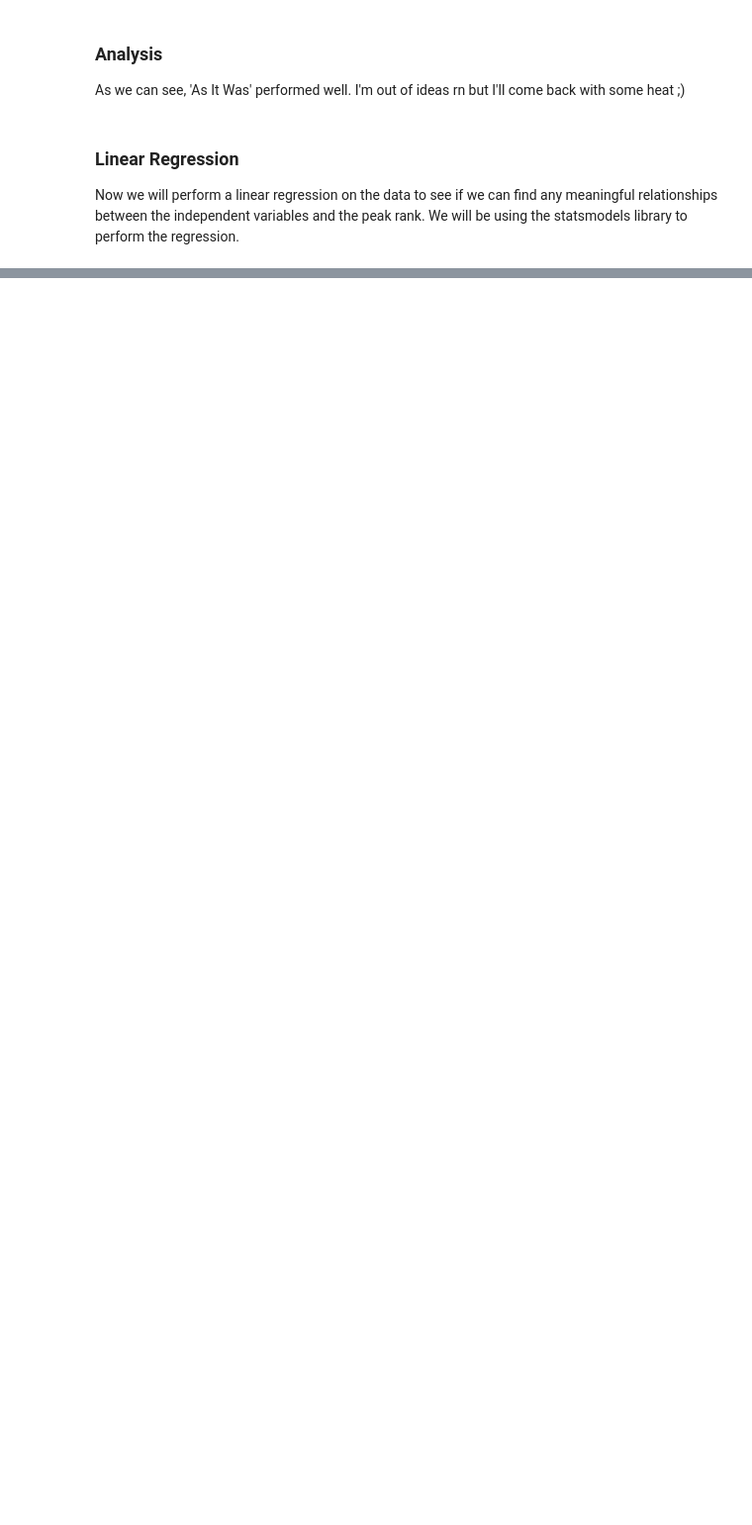
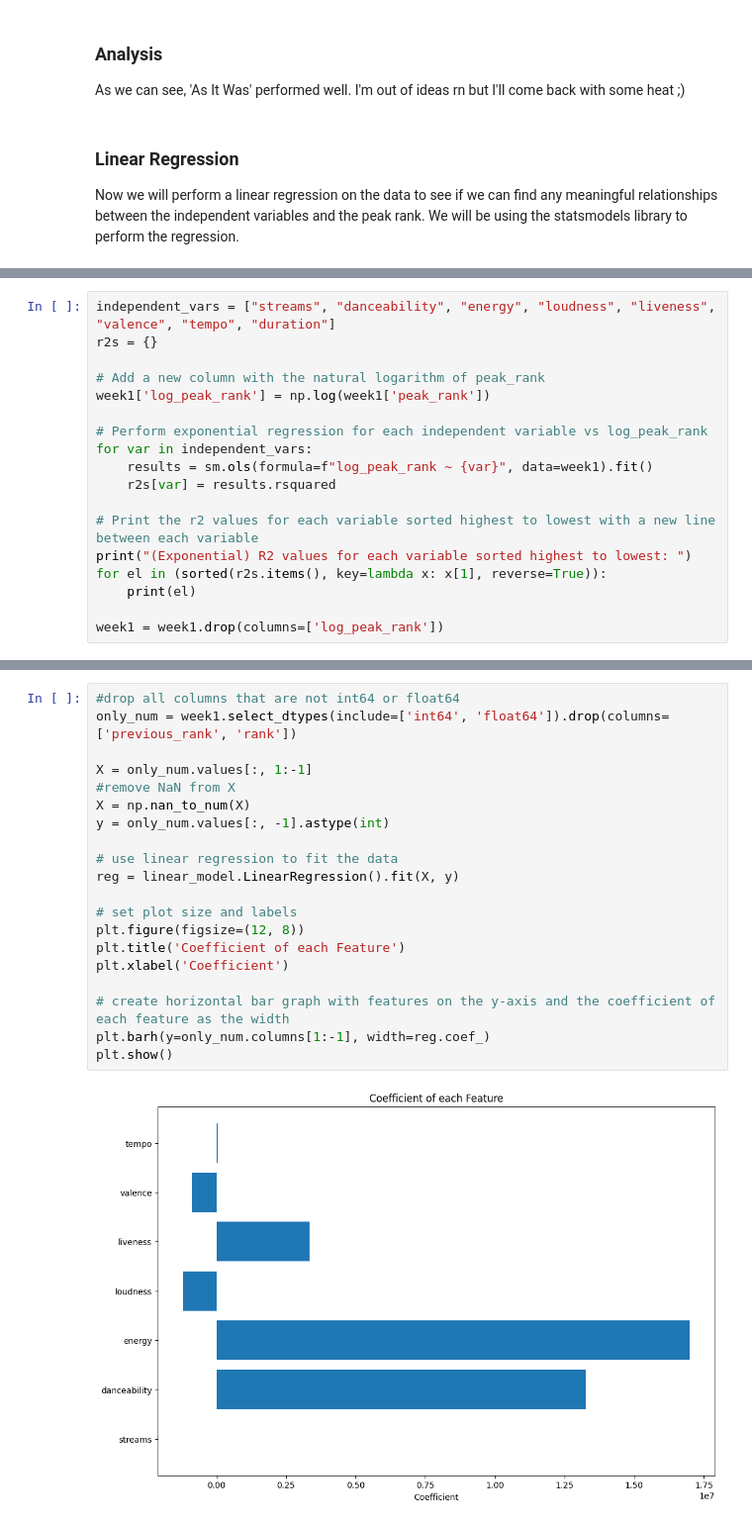
Before and after one commit to 101ines/320final, a Jupyter notebook: finalproj (1).ipynb, the cells around one changed output, grey strips where cells are left out. Shown at 99% size. Saved outputs shown, nothing was run; the diff lists cells and outputs as text; blank space fills up the shorter version.

Commit message:
code for linear regression, data analysis, and machine learning

```diff
--- a/finalproj (1).ipynb
+++ b/finalproj (1).ipynb
@@ -251,0 +318,18 @@ Now we will perform a linear regression on the data to see if we can find any me
+# %%
+independent_vars = ["streams", "danceability", "energy", "loudness", "liveness", "valence", "tempo", "duration"]
+r2s = {}
+
+# Add a new column with the natural logarithm of peak_rank
+week1['log_peak_rank'] = np.log(week1['peak_rank'])
+
+# Perform exponential regression for each independent variable vs log_peak_rank
+for var in independent_vars:
+    results = sm.ols(formula=f"log_peak_rank ~ {var}", data=week1).fit()
+    r2s[var] = results.rsquared
+
+# Print the r2 values for each variable sorted highest to lowest with a new line between each variable
+print("(Exponential) R2 values for each variable sorted highest to lowest: ")
+for el in (sorted(r2s.items(), key=lambda x: x[1], reverse=True)):
+    print(el)
+
+week1 = week1.drop(columns=['log_peak_rank'])
@@ -251,0 +443,22 @@ Now we will perform a linear regression on the data to see if we can find any me
+# %%
+#drop all columns that are not int64 or float64
+only_num = week1.select_dtypes(include=['int64', 'float64']).drop(columns=['previous_rank', 'rank'])
+
+X = only_num.values[:, 1:-1]
+#remove NaN from X
+X = np.nan_to_num(X)
+y = only_num.values[:, -1].astype(int)
+
+# use linear regression to fit the data
+reg = linear_model.LinearRegression().fit(X, y)
+
+# set plot size and labels
+plt.figure(figsize=(12, 8))
+plt.title('Coefficient of each Feature')
+plt.xlabel('Coefficient')
+
+# create horizontal bar graph with features on the y-axis and the coefficient of each feature as the width
+plt.barh(y=only_num.columns[1:-1], width=reg.coef_)
+plt.show()
+# %% [output]
+[figure, added]
```
Also changed, not shown: parts of 15 cells of this notebook.
